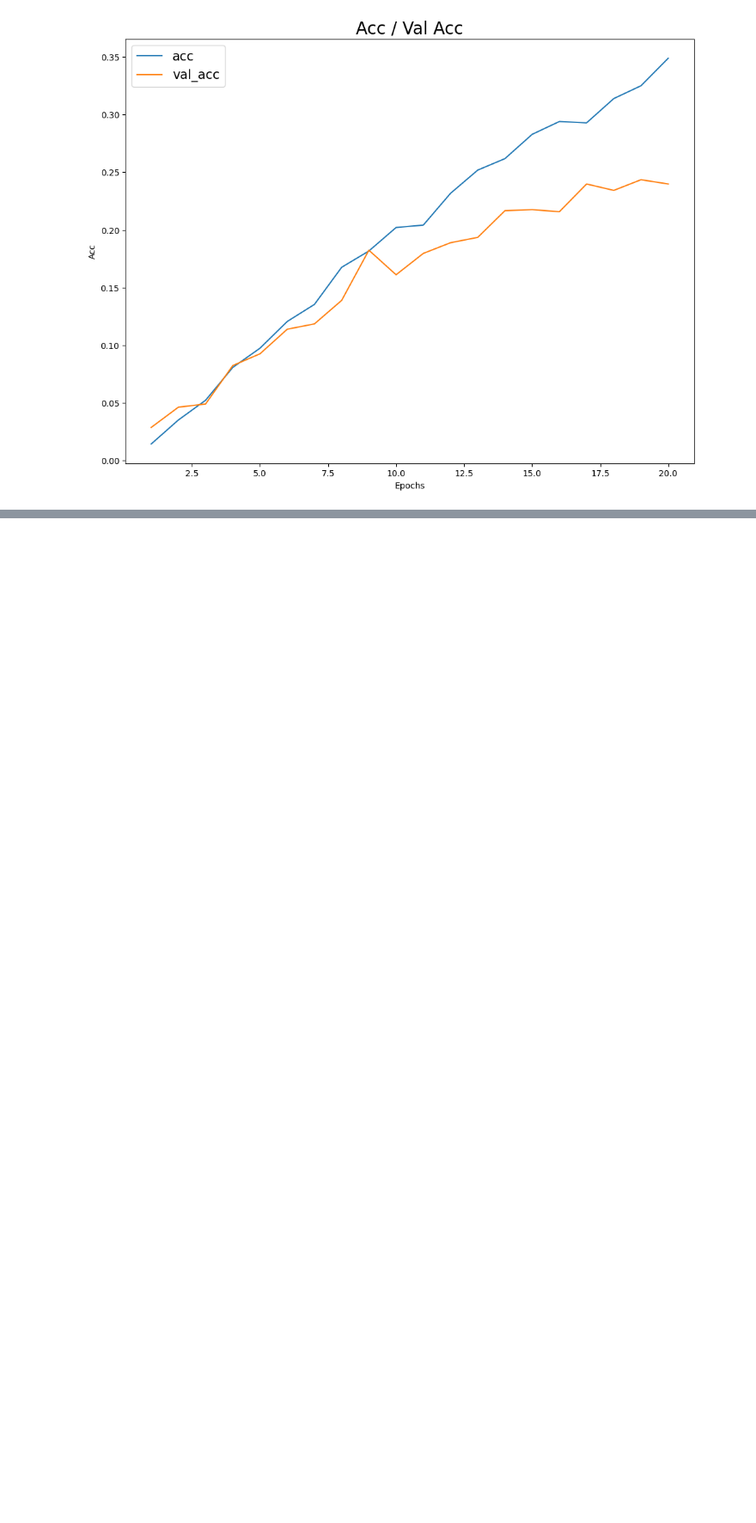
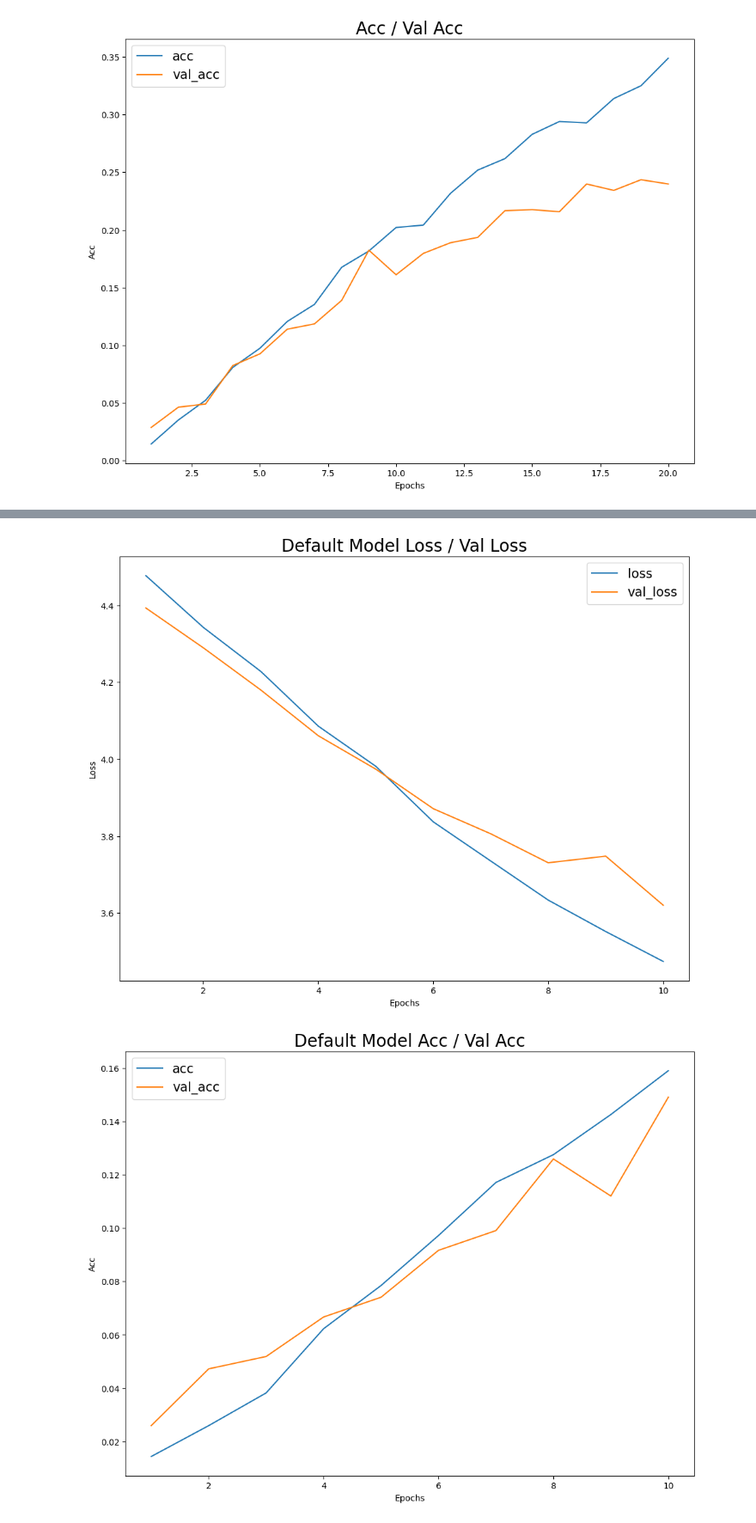
Before and after one commit to iamtaegu/DFMBA_AICC, a Jupyter notebook: 특수논제/리포트.ipynb, the cells around one changed output, grey strips where cells are left out. Shown at 86% size. Saved outputs shown, nothing was run; the diff lists cells and outputs as text; code cells hidden in the pictures; blank space fills up the shorter version.

```diff
--- a/특수논제/리포트.ipynb
+++ b/특수논제/리포트.ipynb
@@ -181,0 +274,7 @@ plt.show()
+# %%
+# 기본값 모델 - strides=(1,1), padding='valid'
+history = model.fit(training_generator,
+                    validation_data=(validation_generator),
+                    epochs=10,
+                    callbacks=[checkpoint], # 콜백 함수를 통해 checkpoint 생성
+                    )
@@ -182 +302,6 @@ plt.show()
+# %%
+loss_acc_visualization(history, 10, 'Default Model')
+# %% [output]
+[figure, added]
+[figure, added]
 # %%
```
Also changed, not shown: parts of 25 cells of this notebook, 1 other file.
